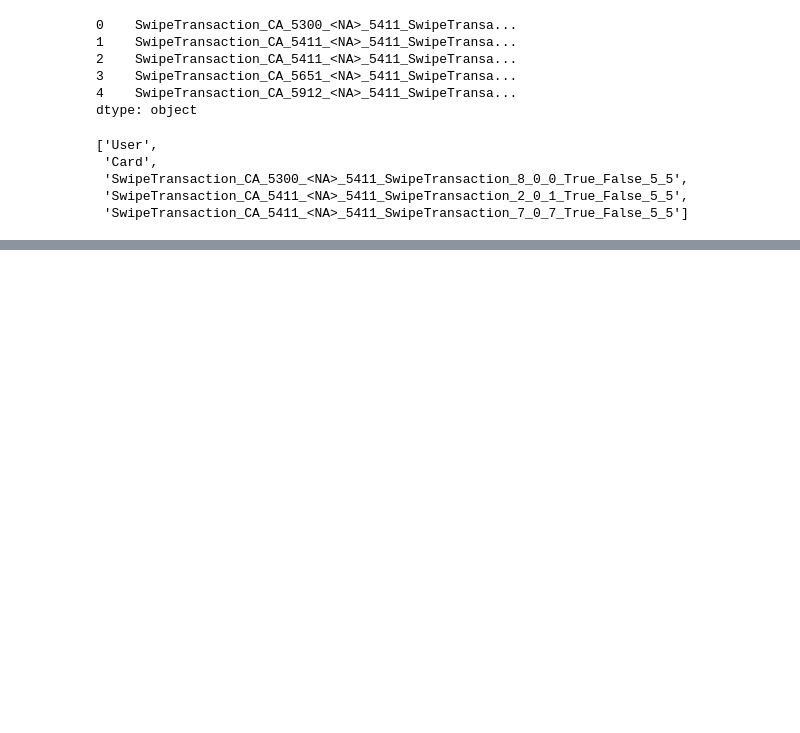
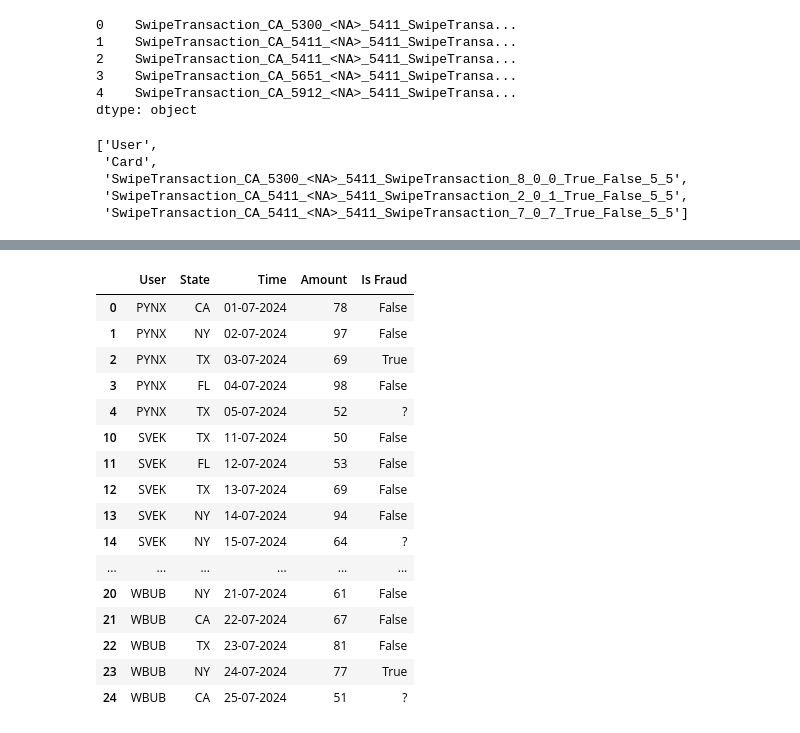
Before and after one commit to alexstein0/event_prediction, a Jupyter notebook: dataset_visualization.ipynb, the cells around one changed output, grey strips where cells are left out. Saved outputs shown, nothing was run; the diff lists cells and outputs as text; code cells hidden in the pictures; blank space fills up the shorter version.

```diff
--- a/dataset_visualization.ipynb
+++ b/dataset_visualization.ipynb
@@ -92,0 +268,60 @@ post_processed_data[:5]
+# %%
+df = pd.DataFrame(data)
+
+# Ensure the last transaction in each sequence is marked with "?"
+for i in range(4, 25, 5):
+    df.at[i, 'Is_Fraud'] = '?'
+
+# Function to split events into sequences of 5 events each and format them
+def split_and_format_sequences(user_df, n_events=5):
+    sequences = []
+    for i in range(0, len(user_df), n_events):
+        seq = user_df.iloc[i:i+n_events]
+        if len(seq) == n_events:
+            sequences.append(seq.values.flatten())
+    return sequences
+
+
+# Mapping column names
+column_mapping = {
+    # 'User': 'User',
+    'Timestamp': 'Time',
+    'Is_Fraud': 'Is Fraud',
+    # 'verified': 'Verified'
+}
+
+cols = ["User", "State", "Time", "Amount", "Is Fraud"]
+
+# Rename the columns
+df.rename(columns=column_mapping, inplace=True)
+
+# Sort the DataFrame by 'User' and 'Time'
+df_sorted = df.sort_values(by=['User', 'Time'])
+df_sorted = df_sorted[cols]
+
+user_list = list(set(df["User"]))
+user_list.sort(reverse=True)
+
+df_sorted
+
+
+# Display the DataFrame
+# print(df)
+# %% [output]
+|  | User | State | Time | Amount | Is Fraud |
+| 0 | PYNX | CA | 01-07-2024 | 78 | False |
+| 1 | PYNX | NY | 02-07-2024 | 97 | False |
+| 2 | PYNX | TX | 03-07-2024 | 69 | True |
+| 3 | PYNX | FL | 04-07-2024 | 98 | False |
+| 4 | PYNX | TX | 05-07-2024 | 52 | ? |
+| 10 | SVEK | TX | 11-07-2024 | 50 | False |
+| 11 | SVEK | FL | 12-07-2024 | 53 | False |
+| 12 | SVEK | TX | 13-07-2024 | 69 | False |
+| 13 | SVEK | NY | 14-07-2024 | 94 | False |
+| 14 | SVEK | NY | 15-07-2024 | 64 | ? |
+| ... | ... | ... | ... | ... | ... |
+| 20 | WBUB | NY | 21-07-2024 | 61 | False |
+| 21 | WBUB | CA | 22-07-2024 | 67 | False |
+| 22 | WBUB | TX | 23-07-2024 | 81 | False |
+| 23 | WBUB | NY | 24-07-2024 | 77 | True |
+| 24 | WBUB | CA | 25-07-2024 | 51 | ? |
```
Also changed, not shown: parts of 12 cells of this notebook, 2 other files.
